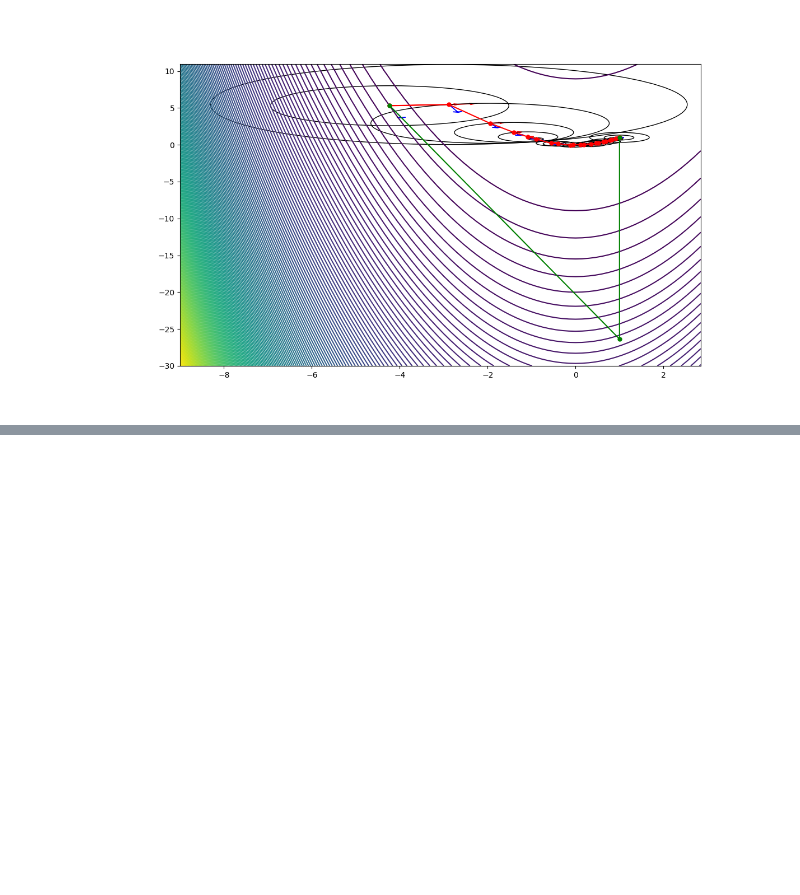
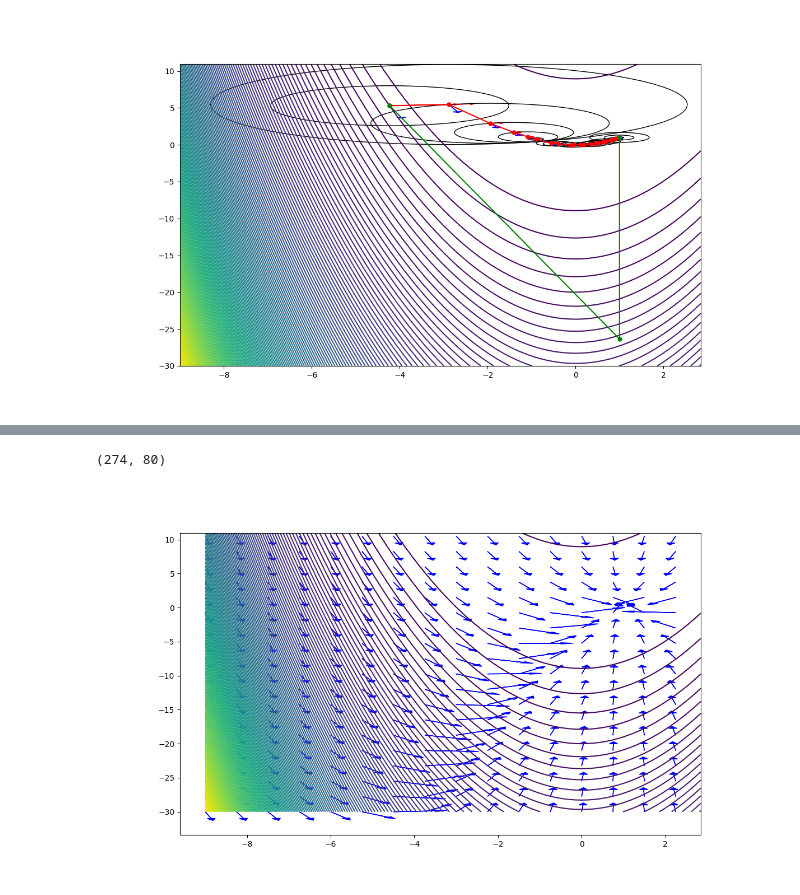
Before and after one commit to joergbuchwald/newton, a Jupyter notebook: newtontrdc_rosebrock.ipynb, the cells around one changed output, grey strips where cells are left out. Saved outputs shown, nothing was run; the diff lists cells and outputs as text; code cells hidden in the pictures; blank space fills up the shorter version.

Commit message:
add newton field

```diff
--- a/newtontrdc_rosebrock.ipynb
+++ b/newtontrdc_rosebrock.ipynb
@@ -278,0 +281,51 @@ for i in range(len(sol.nablaf)):
+# %%
+def res(x, y):
+    R = [a-x, np.sqrt(b)*(y-x**2)]
+    return np.matrix(R).transpose()
+# %%
+def jac(x,y):
+    J = np.matrix(np.zeros((2,2)))
+    J[0,0] = -1
+    J[0,1] = 0
+    J[1,1] = np.sqrt(b)
+    J[1,0] = -np.sqrt(b)*2*x
+    return J
+# %%
+X = np.arange(-9, 3, 0.15)
+Y = np.arange(-30, 11, 0.15)
+X, Y = np.meshgrid(X, Y)
+Z = rosenbrock(X,Y)
+# %%
+J = jac(X,Y)
+R = F(X,Y)
+s_nt = np.matrix(linalg.solve(J, -R))
+# %%
+X.shape
+# %% [output]
+(274, 80)
+# %%
+plt.figure(figsize=(12, 7))
+
+# red lines/points: TRDC trajectory
+# red arrows: cauchy direction
+# blue arrows: newton direction
+# green lines/points newton tractory
+# black circles: trust radii
+
+X = np.arange(-9, 3, 0.15)
+Y = np.arange(-30, 11, 0.15)
+X, Y = np.meshgrid(X, Y)
+Z = rosenbrock(X,Y)
+
+plt.contour(X,Y,Z,200)
+
+for i in range(X.shape[0]):
+    for j in range(X.shape[1]):
+        if i % 15 == 0 and j % 5 ==0:
+            r = res(X[i,j], Y[i,j])
+            J = jac(X[i,j], Y[i,j])
+            s_nt = np.matrix(linalg.solve(J, -r))
+            #print(s_nt)
+            plt.arrow(X[i,j],Y[i,j],1*s_nt[0,0]/np.linalg.norm(s_nt), s_nt[1,0]/np.linalg.norm(s_nt), head_width=0.2, head_length=0.3, fc='b', ec='b')
+# %% [output]
+[figure, added]
```
Also changed, not shown: parts of 1 cell of this notebook.
